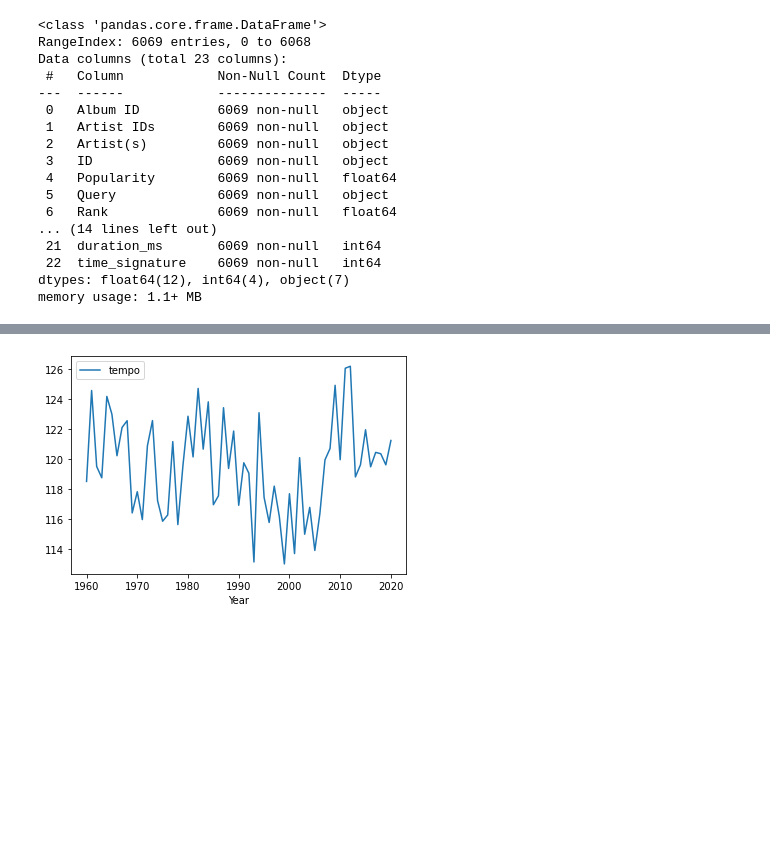
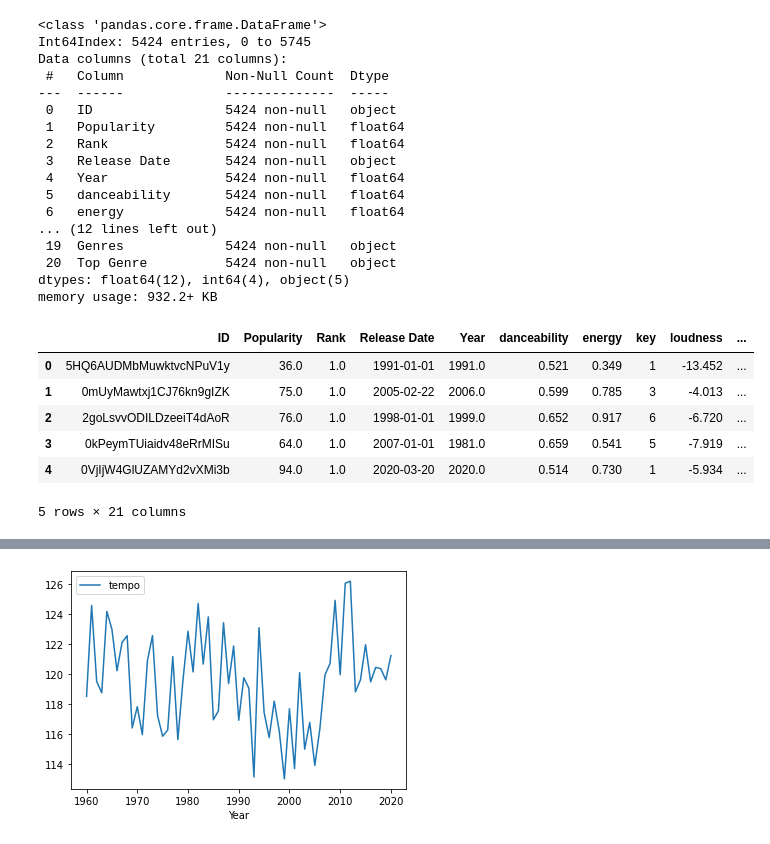
Before and after one commit to aholtz06/CMSC320_Final, a Jupyter notebook: src/Data_Exploration.ipynb, the cells around one changed output, grey strips where cells are left out. Cells and saved outputs as stored; diff of their text form; code cells hidden in the pictures; blank space fills up the shorter version.

```diff
--- a/src/Data_Exploration.ipynb
+++ b/src/Data_Exploration.ipynb
@@ -4,24 +5,32 @@ import matplotlib.pyplot as plt
 # %%
 data = pd.read_csv('../data/Billboard_Audio_Features.csv')
-data = data.drop(columns=['Album ID', 'Artist IDs', 'Query'])
+data = data.drop(columns=['Album ID', 'Artist IDs', 'Query', 'Song', 'Artist(s)'])
+data = data.dropna()
 data.info()
 data.head(5)
 # %% [output]
 <class 'pandas.core.frame.DataFrame'>
-RangeIndex: 6069 entries, 0 to 6068
-Data columns (total 23 columns):
- #   Column            Non-Null Count  Dtype
----  ------            --------------  -----
- 0   Album ID          6069 non-null   object
- 1   Artist IDs        6069 non-null   object
- 2   Artist(s)         6069 non-null   object
- 3   ID                6069 non-null   object
- 4   Popularity        6069 non-null   float64
- 5   Query             6069 non-null   object
- 6   Rank              6069 non-null   float64
-... (14 lines left out)
- 21  duration_ms       6069 non-null   int64
- 22  time_signature    6069 non-null   int64
-dtypes: float64(12), int64(4), object(7)
-memory usage: 1.1+ MB
+Int64Index: 5424 entries, 0 to 5745
+Data columns (total 21 columns):
+ #   Column             Non-Null Count  Dtype
+---  ------             --------------  -----
+ 0   ID                 5424 non-null   object
+ 1   Popularity         5424 non-null   float64
+ 2   Rank               5424 non-null   float64
+ 3   Release Date       5424 non-null   object
+ 4   Year               5424 non-null   float64
+ 5   danceability       5424 non-null   float64
+ 6   energy             5424 non-null   float64
+... (12 lines left out)
+ 19  Genres             5424 non-null   object
+ 20  Top Genre          5424 non-null   object
+dtypes: float64(12), int64(4), object(5)
+memory usage: 932.2+ KB
+|  | ID | Popularity | Rank | Release Date | Year | danceability | energy | key | loudness | ... |
+| 0 | 5HQ6AUDMbMuwktvcNPuV1y | 36.0 | 1.0 | 1991-01-01 | 1991.0 | 0.521 | 0.349 | 1 | -13.452 | ... |
+| 1 | 0mUyMawtxj1CJ76kn9gIZK | 75.0 | 1.0 | 2005-02-22 | 2006.0 | 0.599 | 0.785 | 3 | -4.013 | ... |
+| 2 | 2goLsvvODILDzeeiT4dAoR | 76.0 | 1.0 | 1998-01-01 | 1999.0 | 0.652 | 0.917 | 6 | -6.720 | ... |
+| 3 | 0kPeymTUiaidv48eRrMISu | 64.0 | 1.0 | 2007-01-01 | 1981.0 | 0.659 | 0.541 | 5 | -7.919 | ... |
+| 4 | 0VjIjW4GlUZAMYd2vXMi3b | 94.0 | 1.0 | 2020-03-20 | 2020.0 | 0.514 | 0.730 | 1 | -5.934 | ... |
+5 rows × 21 columns
 # %% [markdown]
```
Also changed, not shown: parts of 5 cells of this notebook.
